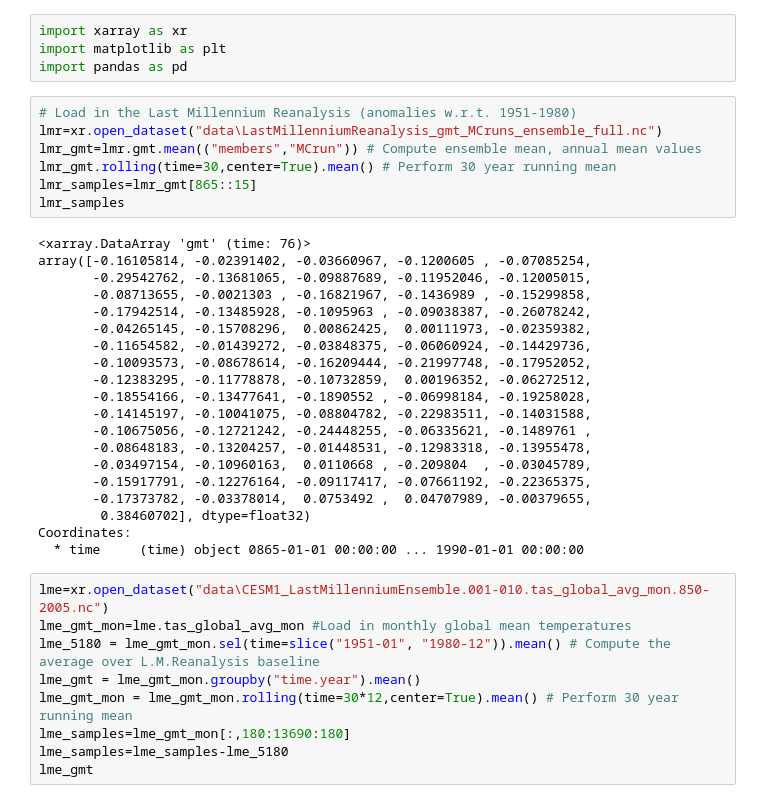
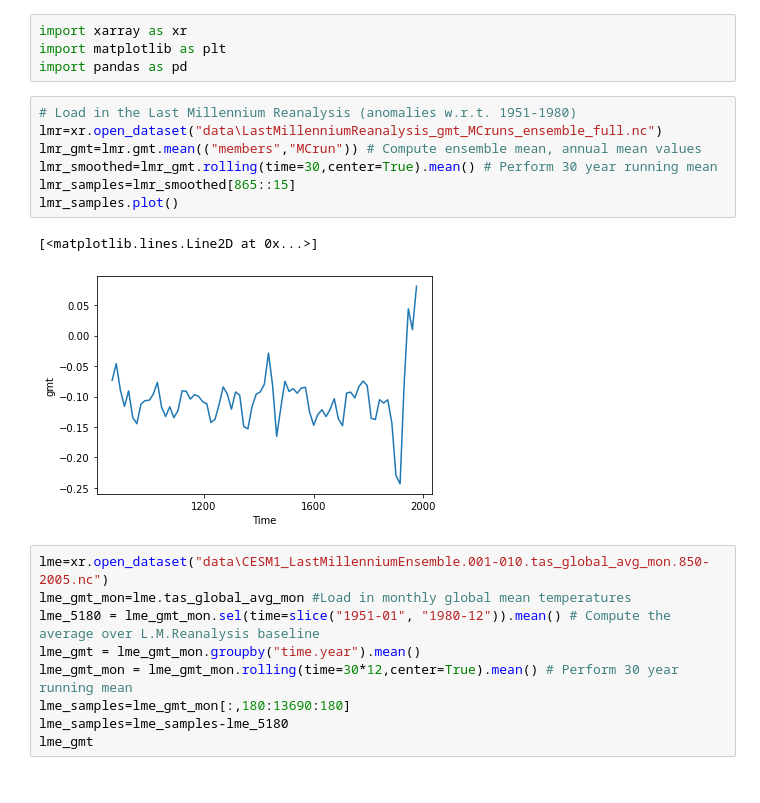
Before and after one commit to chrisbrierley/beyondpingpong, a Jupyter notebook: beyondpingpong.ipynb, the cells around one changed output. Drawn from its saved outputs; the diff is of its cells as text.

```diff
--- a/beyondpingpong.ipynb
+++ b/beyondpingpong.ipynb
@@ -10,30 +10,13 @@ import pandas as pd
 # %%
 # Load in the Last Millennium Reanalysis (anomalies w.r.t. 1951-1980)
 lmr=xr.open_dataset("data\LastMillenniumReanalysis_gmt_MCruns_ensemble_full.nc")
 lmr_gmt=lmr.gmt.mean(("members","MCrun")) # Compute ensemble mean, annual mean values
-lmr_gmt.rolling(time=30,center=True).mean() # Perform 30 year running mean
-lmr_samples=lmr_gmt[865::15]
-lmr_samples
+lmr_smoothed=lmr_gmt.rolling(time=30,center=True).mean() # Perform 30 year running mean
+lmr_samples=lmr_smoothed[865::15]
+lmr_samples.plot()
 # %% [output]
-<xarray.DataArray 'gmt' (time: 76)>
-array([-0.16105814, -0.02391402, -0.03660967, -0.1200605 , -0.07085254,
-       -0.29542762, -0.13681065, -0.09887689, -0.11952046, -0.12005015,
-       -0.08713655, -0.0021303 , -0.16821967, -0.1436989 , -0.15299858,
-       -0.17942514, -0.13485928, -0.1095963 , -0.09038387, -0.26078242,
-       -0.04265145, -0.15708296,  0.00862425,  0.00111973, -0.02359382,
-       -0.11654582, -0.01439272, -0.03848375, -0.06060924, -0.14429736,
-       -0.10093573, -0.08678614, -0.16209444, -0.21997748, -0.17952052,
-       -0.12383295, -0.11778878, -0.10732859,  0.00196352, -0.06272512,
-       -0.18554166, -0.13477641, -0.1890552 , -0.06998184, -0.19258028,
-       -0.14145197, -0.10041075, -0.08804782, -0.22983511, -0.14031588,
-       -0.10675056, -0.12721242, -0.24448255, -0.06335621, -0.1489761 ,
-       -0.08648183, -0.13204257, -0.01448531, -0.12983318, -0.13955478,
-       -0.03497154, -0.10960163,  0.0110668 , -0.209804  , -0.03045789,
-       -0.15917791, -0.12276164, -0.09117417, -0.07661192, -0.22365375,
-       -0.17373782, -0.03378014,  0.0753492 ,  0.04707989, -0.00379655,
-        0.38460702], dtype=float32)
-Coordinates:
-  * time     (time) object 0865-01-01 00:00:00 ... 1990-01-01 00:00:00
+[<matplotlib.lines.Line2D at 0x...>]
+[figure, added]
 # %%
 lme=xr.open_dataset("data\CESM1_LastMillenniumEnsemble.001-010.tas_global_avg_mon.850-2005.nc")
 lme_gmt_mon=lme.tas_global_avg_mon #Load in monthly global mean temperatures
```
Also changed, not shown: parts of 3 cells of this notebook.
